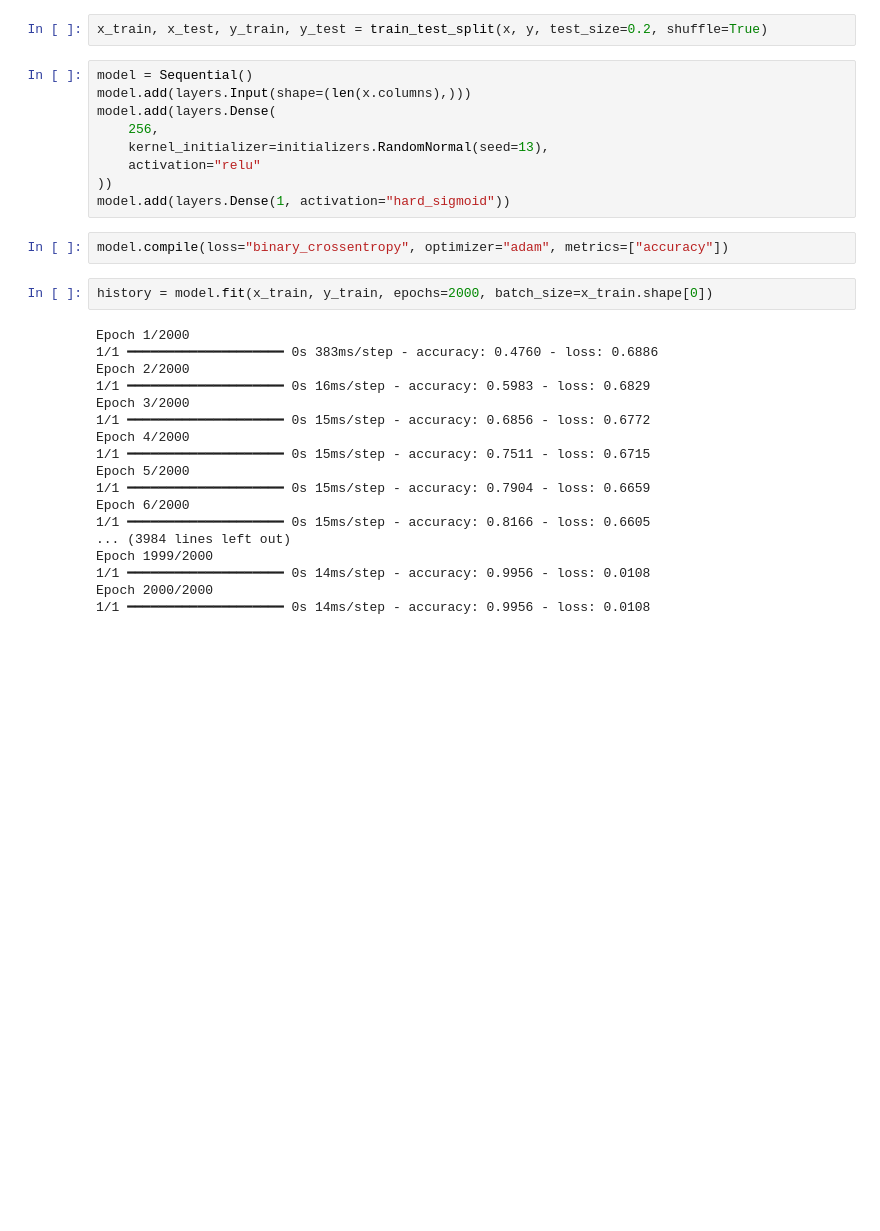
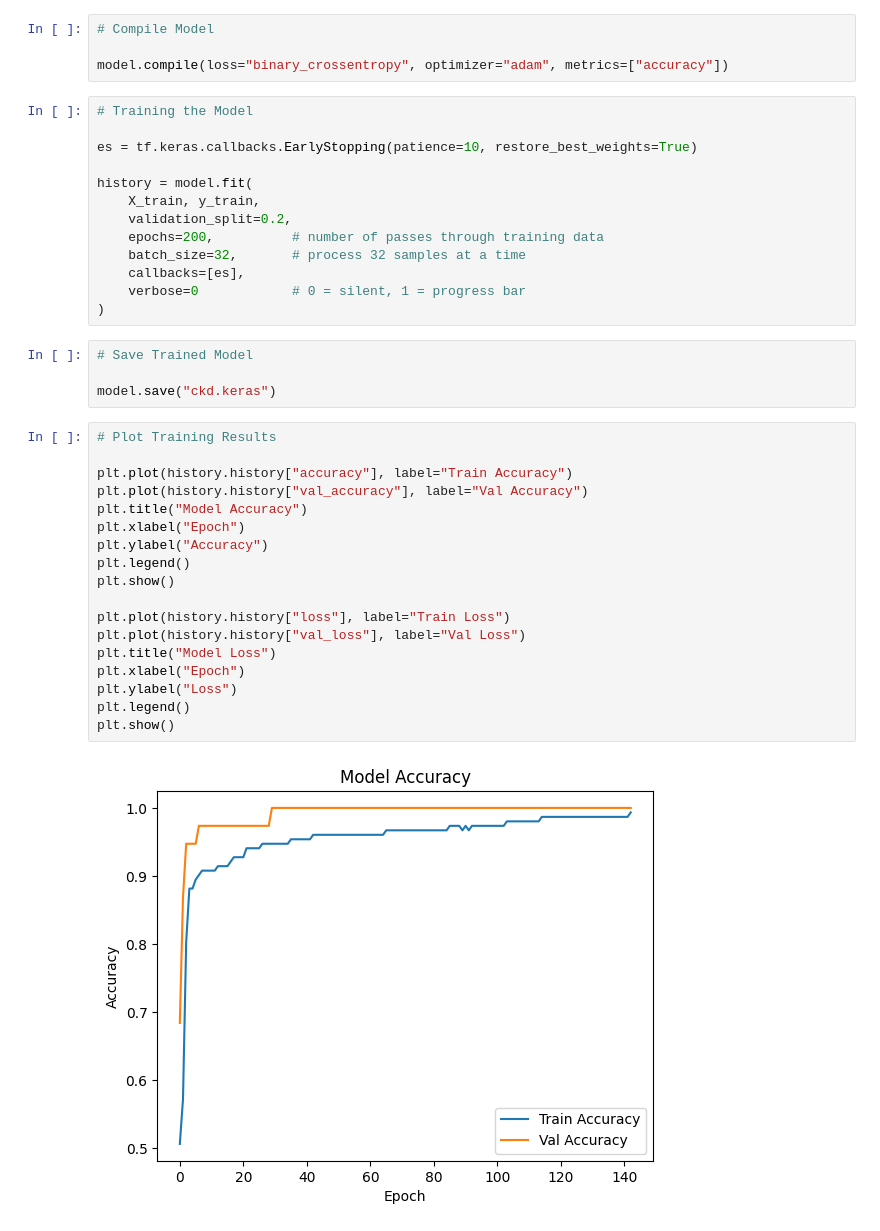
Before and after one commit to mdahmedanjarwala105/AI_Chronic_Kidney_Disease_Prediction, a Jupyter notebook: notebook/AI_ChatBot_Disease_Prediction.ipynb, the cells around one changed output. Saved outputs shown, nothing was run; the diff lists cells and outputs as text; blank space fills up the shorter version.

```diff
--- a/notebook/AI_ChatBot_Disease_Prediction.ipynb
+++ b/notebook/AI_ChatBot_Disease_Prediction.ipynb
@@ -68,33 +52,41 @@ x[column_names] = x_scaler.transform(x)
 # %%
-x_train, x_test, y_train, y_test = train_test_split(x, y, test_size=0.2, shuffle=True)
+# Compile Model
+
+model.compile(loss="binary_crossentropy", optimizer="adam", metrics=["accuracy"])
 # %%
-model = Sequential()
-model.add(layers.Input(shape=(len(x.columns),)))
-model.add(layers.Dense(
-    256,
-    kernel_initializer=initializers.RandomNormal(seed=13),
-    activation="relu"
-))
-model.add(layers.Dense(1, activation="hard_sigmoid"))
+# Training the Model
+
+es = tf.keras.callbacks.EarlyStopping(patience=10, restore_best_weights=True)
+
+history = model.fit(
+    X_train, y_train,
+    validation_split=0.2,
+    epochs=200,          # number of passes through training data
+    batch_size=32,       # process 32 samples at a time
+    callbacks=[es],
+    verbose=0            # 0 = silent, 1 = progress bar
+)
 # %%
-model.compile(loss="binary_crossentropy", optimizer="adam", metrics=["accuracy"])
+# Save Trained Model
+
+model.save("ckd.keras")
 # %%
-history = model.fit(x_train, y_train, epochs=2000, batch_size=x_train.shape[0])
+# Plot Training Results
+
+plt.plot(history.history["accuracy"], label="Train Accuracy")
+plt.plot(history.history["val_accuracy"], label="Val Accuracy")
+plt.title("Model Accuracy")
+plt.xlabel("Epoch")
+plt.ylabel("Accuracy")
+plt.legend()
+plt.show()
+
+plt.plot(history.history["loss"], label="Train Loss")
+plt.plot(history.history["val_loss"], label="Val Loss")
+plt.title("Model Loss")
+plt.xlabel("Epoch")
+plt.ylabel("Loss")
+plt.legend()
+plt.show()
 # %% [output]
-Epoch 1/2000
-1/1 ━━━━━━━━━━━━━━━━━━━━ 0s 383ms/step - accuracy: 0.4760 - loss: 0.6886
-Epoch 2/2000
-1/1 ━━━━━━━━━━━━━━━━━━━━ 0s 16ms/step - accuracy: 0.5983 - loss: 0.6829
-Epoch 3/2000
-1/1 ━━━━━━━━━━━━━━━━━━━━ 0s 15ms/step - accuracy: 0.6856 - loss: 0.6772
-Epoch 4/2000
-1/1 ━━━━━━━━━━━━━━━━━━━━ 0s 15ms/step - accuracy: 0.7511 - loss: 0.6715
-Epoch 5/2000
-1/1 ━━━━━━━━━━━━━━━━━━━━ 0s 15ms/step - accuracy: 0.7904 - loss: 0.6659
-Epoch 6/2000
-1/1 ━━━━━━━━━━━━━━━━━━━━ 0s 15ms/step - accuracy: 0.8166 - loss: 0.6605
-... (3984 lines left out)
-Epoch 1999/2000
-1/1 ━━━━━━━━━━━━━━━━━━━━ 0s 14ms/step - accuracy: 0.9956 - loss: 0.0108
-Epoch 2000/2000
-1/1 ━━━━━━━━━━━━━━━━━━━━ 0s 14ms/step - accuracy: 0.9956 - loss: 0.0108
+[figure, added]
```
Also changed, not shown: parts of 12 cells of this notebook, 1 other file.
